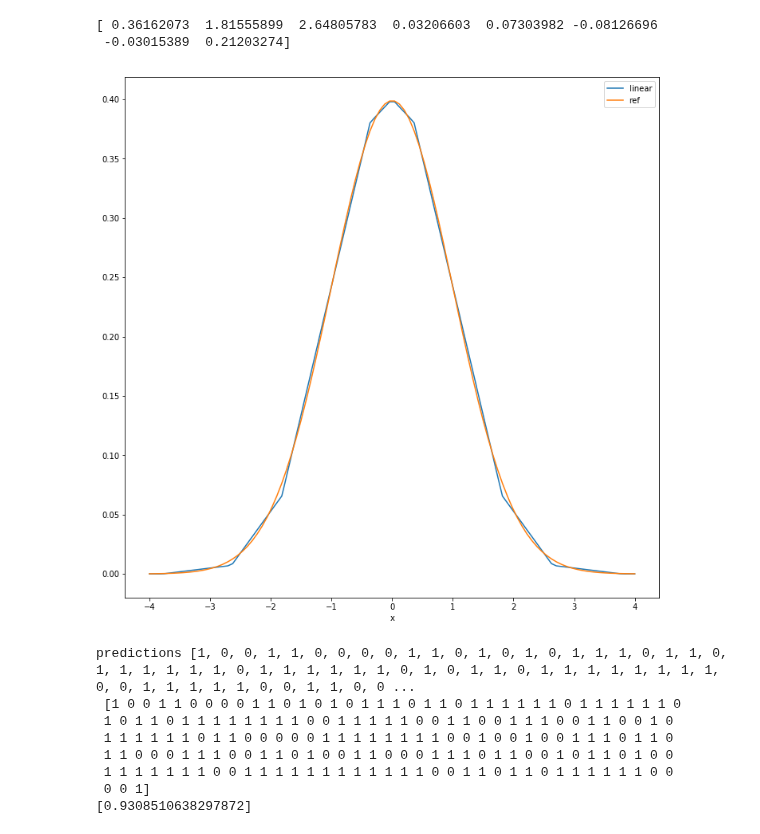
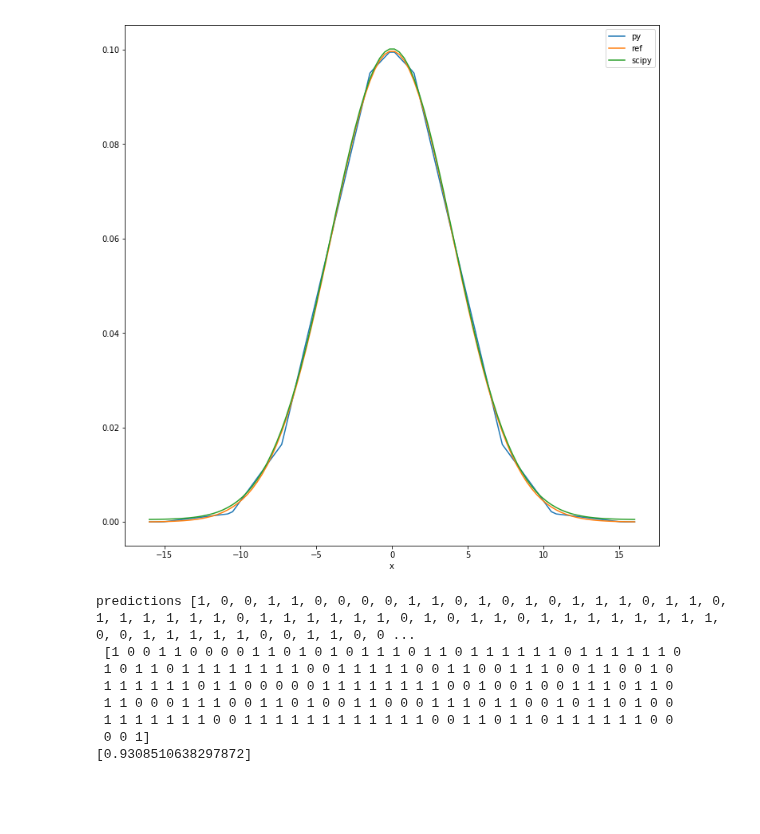
Before and after one commit to jonnor/embeddedml, a Jupyter notebook: NaiveBayes.ipynb, the cells around one changed output. Saved outputs shown, nothing was run; the diff lists cells and outputs as text; code cells hidden in the pictures; blank space fills up the shorter version.

Commit message:
embayes: Use linear4 PDF
Down to 4.7ms on ESP8266, accuracy dropped from 94 to 92%
Still using floating point

```diff
--- a/NaiveBayes.ipynb
+++ b/NaiveBayes.ipynb
@@ -72,47 +70,57 @@ Invoked with: array([-6.        , -5.96984925, -5.93969849, -5.90954774, -5.8793
 # %%
-def piecewise_linear(x, x0, a, b, c):
+import scipy.stats
+
+def piecewise_linear2(x, x0, a, b, c):
     y = a*np.abs(x-x0) + b*x + c
     return y
 
-def piecewise_linear2(x, x0, x1, aa, a, b, c):
+def piecewise_linear3(x, x0, x1, aa, a, b, c):
     y = aa*np.abs(x-x1) + a*np.abs(x-x0) + b*x + c
     return y
 
-def piecewise_linear3(x, x0, x1, x2, aaa, aa, a, b, c):
+def piecewise_linear4(x, x0, x1, x2, aaa, aa, a, b, c):
     y = aaa*np.abs(x-x2) + aa*np.abs(x-x1) + a*np.abs(x-x0) + b*x + c
     return y
 
-def prob_linear(x, mean, stddev):
-    xm = (x - mean) / std
+def c_constants(kw, ctype='const float'):
+    v = ("{} {} = {};".format(ctype, k, v) for k,v in kw.items())
+    return '\n'.join(v)
+
+from scipy.optimize import curve_fit
+fitx = numpy.linspace(0, 4, 30)
+fity = prob_ref(fitx, 0.0, 1.0)
+p0 = [0.5, 2.0, 3.14, 0, 0, 0, 0, 0]
+pnames = ['x0', 'x1', 'x2', 'aaa', 'aa', 'a', 'b', 'c']
+popt_piecewise, pcov = curve_fit(piecewise_linear4, fitx, fity, p0=p0)
+
+def prob_linear_py(x, mean, std):
+    xm = (x - mean) / (std)
     if xm < 0:
         xm = -xm
-    p = piecewise_linear3(xm, *popt_piecewise)
+    p = piecewise_linear4(xm, *popt_piecewise) / std
     #print(p)
     #return p
     if p > 0.4:
         return 0.4
     if p < 0.00001:
         return 0.00001
     return p
 
-from scipy.optimize import curve_fit
-fitx = numpy.linspace(0, 4, 30)
-fity = prob_ref(fitx, 0.0, 1.0)
-p0 = [0.5, 2.0, 3.14, 0, 0, 0, 0, 0]
-popt_piecewise, pcov = curve_fit(piecewise_linear3, fitx, fity, p0=p0)
-print(popt_piecewise)
-
-points = numpy.linspace(-4, 4, 100)
+mean, std = 0, 4.0
+sigma = 4
+points = numpy.linspace(mean-(sigma*std), mean+(sigma*std), 100)
 df = pandas.DataFrame({
     'x': points,
-    'ref': prob_ref(points, 0.0, 1.0),
-    #'half': prob_half(points),
-    'linear': [prob_linear(p, 0.0, 1.0) for p in points]
+    'ref': prob_ref(points, mean, std),
+    'scipy': 0.0005+prob_scipy(points, mean, std),
+    'py': [ prob_linear_py(p, mean, std) for p in points ],
+    #'c': [ prob_linear(p, mean, std) for p in points ],
 }).plot(x='x', figsize=(12,12))
+
+#vals = dict(zip(pnames, popt_piecewise))
+#print(c_constants(vals))
 # %% [output]
-[ 0.36162073  1.81555899  2.64805783  0.03206603  0.07303982 -0.08126696
- -0.03015389  0.21203274]
-[figure, old version]
+[figure, new version]
 # %%
 class GaussianNB(object):
     def __init__(self):
```
Also changed, not shown: parts of 2 cells of this notebook, 3 other files.
